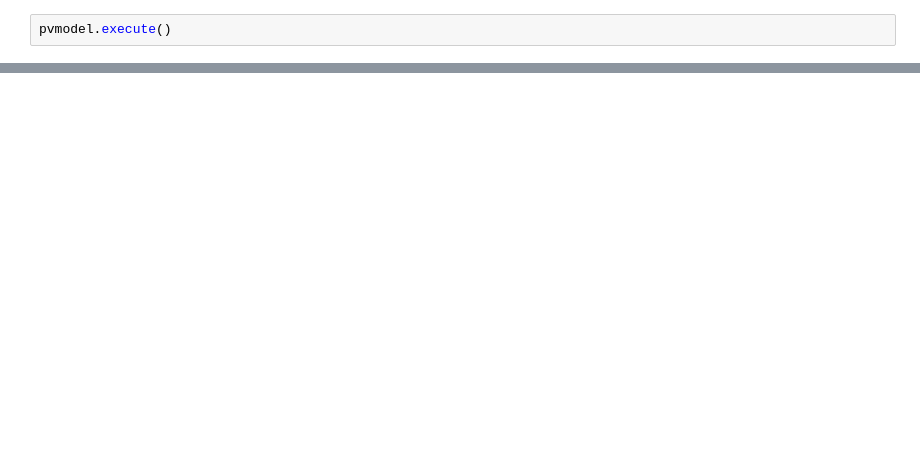
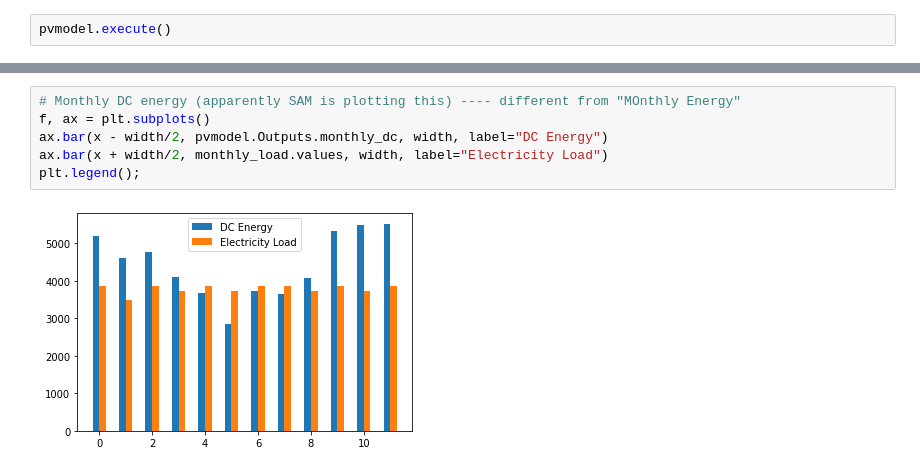
Before and after one commit to UW-GRID/PV_sizing, a Jupyter notebook: ipynb/pysam_model.ipynb, the cells around one changed output, grey strips where cells are left out. Drawn from its saved outputs; the diff is of its cells as text; blank space fills up the shorter version.

```diff
--- a/ipynb/pysam_model.ipynb
+++ b/ipynb/pysam_model.ipynb
@@ -110,3 +116,11 @@ plt.legend();
+# %%
+# Monthly DC energy (apparently SAM is plotting this) ---- different from "MOnthly Energy"
+f, ax = plt.subplots()
+ax.bar(x - width/2, pvmodel.Outputs.monthly_dc, width, label="DC Energy")
+ax.bar(x + width/2, monthly_load.values, width, label="Electricity Load")
+plt.legend();
+# %% [output]
+[figure, added]
 # %%
 diff_of_energy_load = pvmodel.Outputs.monthly_energy - monthly_load.values
 
```
Also changed, not shown: parts of 14 cells of this notebook.
